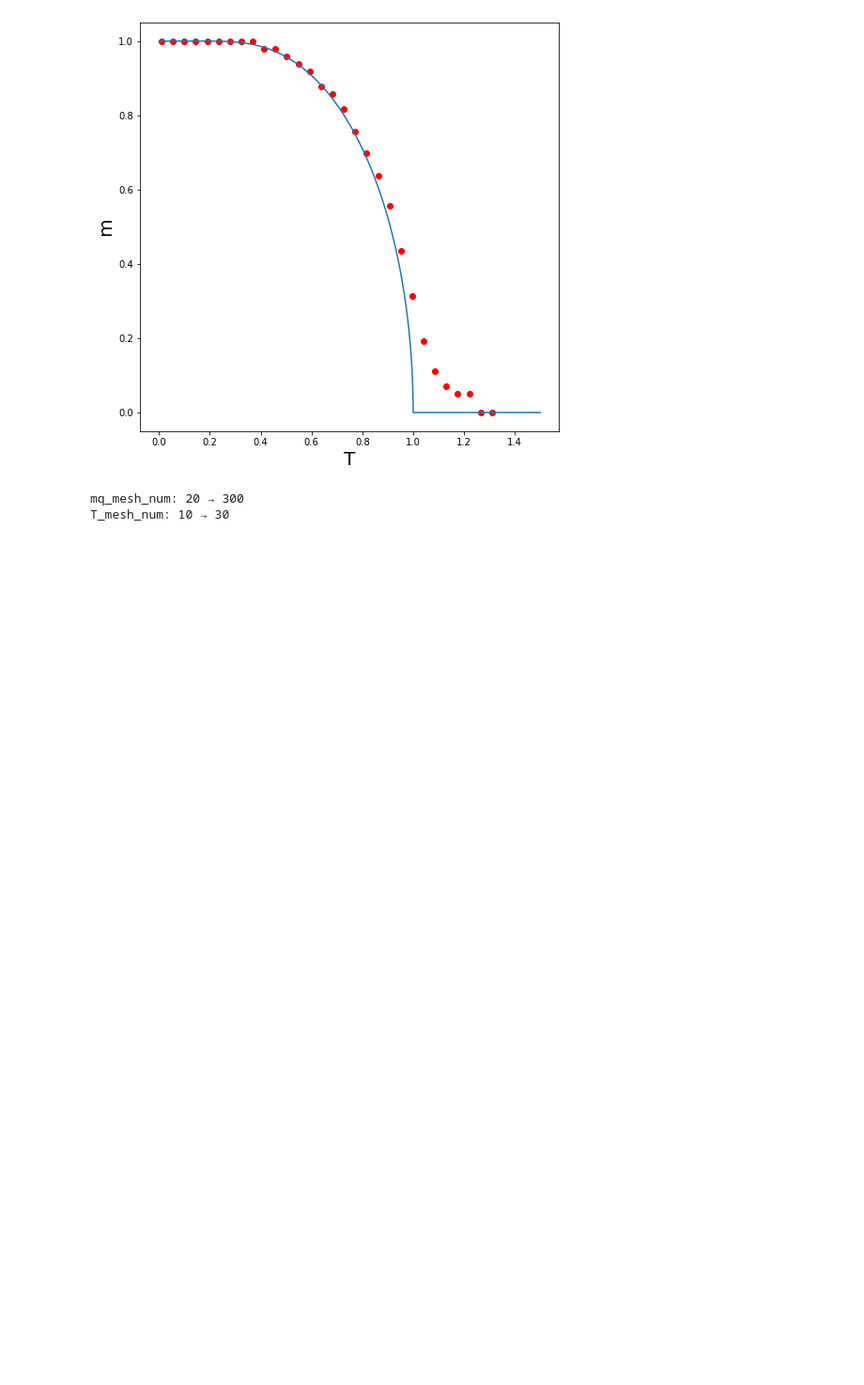
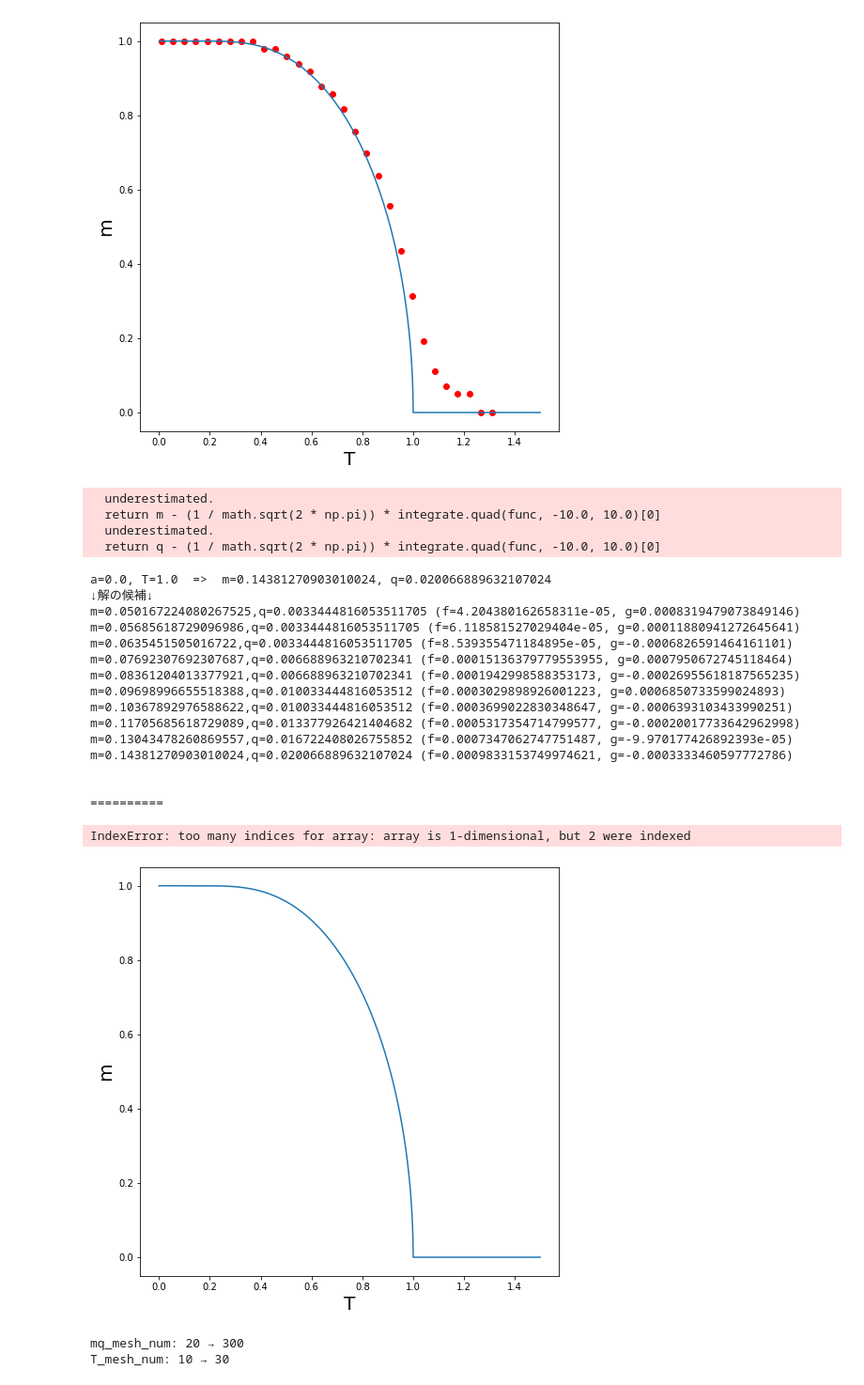
Before and after one commit to yamoyamoto/jupyter, a Jupyter notebook: fp_model/PhaseDiagram.ipynb, the cells around one changed output. Shown: that part at 94% size. Cells and saved outputs as stored; diff of their text form; code cells hidden in the pictures; blank space fills up the shorter version.

```diff
--- a/fp_model/PhaseDiagram.ipynb
+++ b/fp_model/PhaseDiagram.ipynb
@@ -129,12 +129,13 @@ class Solver:
             if self.debug:
                 print("a={0}, T={1}  =>  m={2}, q={3}".format(self.a_arr[i], self.T_arr[i], answer_m_i, answer_q_i))
             if self.debug:
-                print("↓mの候補↓")
-                print(m_i)
-                print("↓qの候補↓")
-                print(q_i)
-                print("\n\n")
+                print("↓解の候補↓")
+                for k in range(len(m_i)):
+                    print("m={0},q={1} (f={2}, g={3})".format(m_i[k], q_i[k], self.func_1(m_i[k], q_i[k], a, b), self.func_2(m_i[k], q_i[k], a, b)))
 
+            if self.debug:
+                print("\n")
+                print("="*10)
             answer_m.append(answer_m_i)
             answer_q.append(answer_q_i)
 
@@ -372,6 +373,39 @@ mq_mesh_num: 20 → 100
 delta: 10^-3 → 10^-2
 T_mesh_num: 10 → 30
 [figure]
+# %%
+solve_args = default_solve_args.copy()
+
+# 解の候補がどれだけ出現しているか確認
+solve_args["mq_mesh_num"] = 300
+solve_args["delta"] = pow(10, -3)
+solve_args["T_min"] = 1.0
+solve_args["T_mesh_num"] = 1
+solve_args["debug"] = 1
+
+solve_a_0_and_plot(solve_args)
+# %% [output]
+  underestimated.
+  return m - (1 / math.sqrt(2 * np.pi)) * integrate.quad(func, -10.0, 10.0)[0]
+  underestimated.
+  return q - (1 / math.sqrt(2 * np.pi)) * integrate.quad(func, -10.0, 10.0)[0]
+a=0.0, T=1.0  =>  m=0.14381270903010024, q=0.020066889632107024
+↓解の候補↓
+m=0.050167224080267525,q=0.0033444816053511705 (f=4.204380162658311e-05, g=0.0008319479073849146)
+m=0.05685618729096986,q=0.0033444816053511705 (f=6.118581527029404e-05, g=0.00011880941272645641)
+m=0.0635451505016722,q=0.0033444816053511705 (f=8.539355471184895e-05, g=-0.0006826591464161101)
+m=0.07692307692307687,q=0.006688963210702341 (f=0.00015136379779553955, g=0.0007950672745118464)
+m=0.08361204013377921,q=0.006688963210702341 (f=0.0001942998588353173, g=-0.00026955618187565235)
+m=0.09698996655518388,q=0.010033444816053512 (f=0.0003029898926001223, g=0.0006850733599024893)
+m=0.10367892976588622,q=0.010033444816053512 (f=0.0003699022830348647, g=-0.0006393103433990251)
+m=0.11705685618729089,q=0.013377926421404682 (f=0.0005317354714799577, g=-0.00020017733642962998)
+m=0.13043478260869557,q=0.016722408026755852 (f=0.0007347062747751487, g=-9.970177426892393e-05)
+m=0.14381270903010024,q=0.020066889632107024 (f=0.0009833153749974621, g=-0.0003333460597772786)
+
+
+==========
+IndexError: too many indices for array: array is 1-dimensional, but 2 were indexed
+[figure, added]
 # %%
 solve_args = default_solve_args.copy()
 
```
Also changed, not shown: 3 other files.
